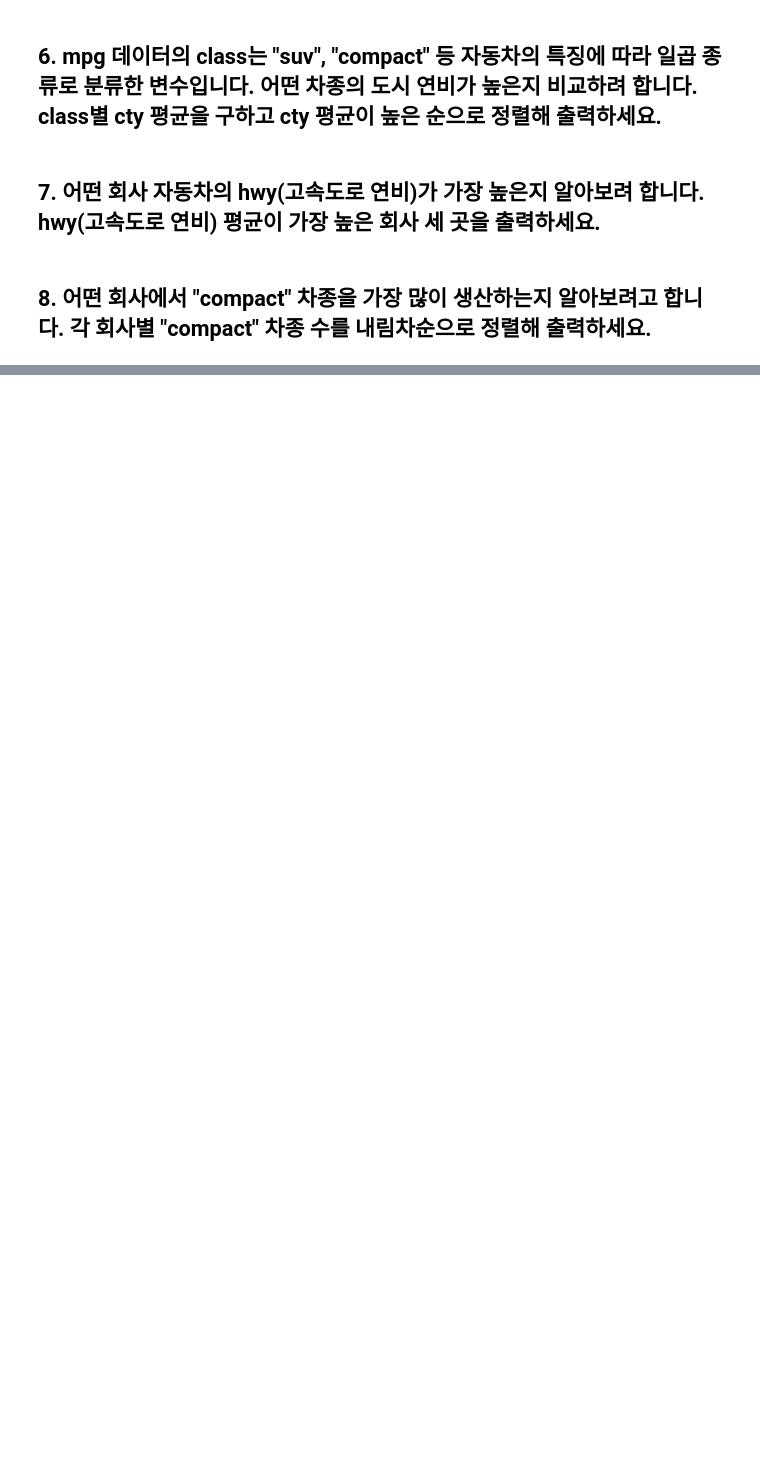
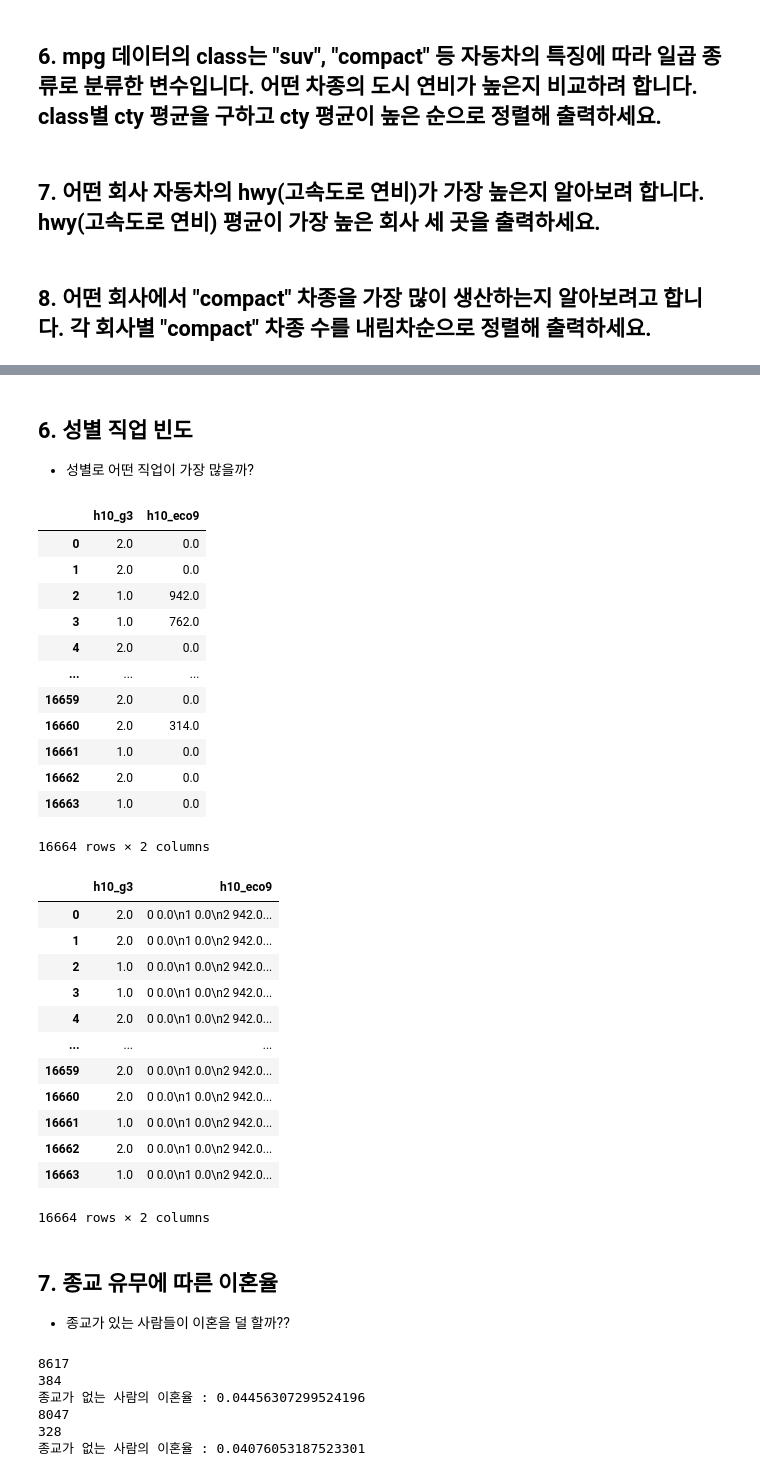
Before and after one commit to 1il1il/TIL, a Jupyter notebook: python/수행평가_3.ipynb, the cells around one changed output, grey strips where cells are left out. Saved outputs shown, nothing was run; the diff lists cells and outputs as text; code cells hidden in the pictures; blank space fills up the shorter version.

```diff
--- a/python/수행평가_3.ipynb
+++ b/python/수행평가_3.ipynb
@@ -342,0 +398,61 @@ honda 회사의 suv 자동차 연비 1~5위
+# %% [markdown]
+## 6. 성별 직업 빈도
+- 성별로 어떤 직업이 가장 많을까?
+# %%
+df_6 = df[['h10_g3','h10_eco9']].fillna(0).copy()
+display(df_6)
+# 숫자형 자료인 직업 분류를 문자열로 변경 - 여기가 문제임
+df_6.loc[:,'h10_eco9'] = str(df_6['h10_eco9'])
+display(df_6)
+# 일단 보류
+# %% [output]
+|  | h10_g3 | h10_eco9 |
+| 0 | 2.0 | 0.0 |
+| 1 | 2.0 | 0.0 |
+| 2 | 1.0 | 942.0 |
+| 3 | 1.0 | 762.0 |
+| 4 | 2.0 | 0.0 |
+| ... | ... | ... |
+| 16659 | 2.0 | 0.0 |
+| 16660 | 2.0 | 314.0 |
+| 16661 | 1.0 | 0.0 |
+| 16662 | 2.0 | 0.0 |
+| 16663 | 1.0 | 0.0 |
+16664 rows × 2 columns
+|  | h10_g3 | h10_eco9 |
+| 0 | 2.0 | 0 0.0\n1 0.0\n2 942.0... |
+| 1 | 2.0 | 0 0.0\n1 0.0\n2 942.0... |
+| 2 | 1.0 | 0 0.0\n1 0.0\n2 942.0... |
+| 3 | 1.0 | 0 0.0\n1 0.0\n2 942.0... |
+| 4 | 2.0 | 0 0.0\n1 0.0\n2 942.0... |
+| ... | ... | ... |
+| 16659 | 2.0 | 0 0.0\n1 0.0\n2 942.0... |
+| 16660 | 2.0 | 0 0.0\n1 0.0\n2 942.0... |
+| 16661 | 1.0 | 0 0.0\n1 0.0\n2 942.0... |
+| 16662 | 2.0 | 0 0.0\n1 0.0\n2 942.0... |
+| 16663 | 1.0 | 0 0.0\n1 0.0\n2 942.0... |
+16664 rows × 2 columns
+# %% [markdown]
+## 7. 종교 유무에 따른 이혼율
+- 종교가 있는 사람들이 이혼을 덜 할까??
+# %%
+df_7 = df[['h10_g10','h10_g11']].copy()
+# 종교가 없는 사람 수
+print((df_7['h10_g11']==2).sum())
+# 종교가 없는데 이혼
+print(df_7[df_7['h10_g11']==2].loc[df_7['h10_g10']==3].count()[0])
+# 종교가 없는 사람의 이혼율
+print('종교가 없는 사람의 이혼율 : {}'.format(df_7[df_7['h10_g11']==2].loc[df_7['h10_g10']==3].count()[0]/(df_7['h10_g11']==2).sum()))
+# 종교가 있는 사람 수
+print((df_7['h10_g11']==1).sum())
+# 종교가 있는데 이혼
+print(df_7[df_7['h10_g11']==1].loc[df_7['h10_g10']==3].count()[0])
+# 종교가 있는 사람의 이혼율
+print('종교가 없는 사람의 이혼율 : {}'.format(df_7[df_7['h10_g11']==1].loc[df_7['h10_g10']==3].count()[0]/(df_7['h10_g11']==1).sum()))
+# %% [output]
+8617
+384
+종교가 없는 사람의 이혼율 : 0.04456307299524196
+8047
+328
+종교가 없는 사람의 이혼율 : 0.04076053187523301
```
Also changed, not shown: parts of 39 cells of this notebook.
